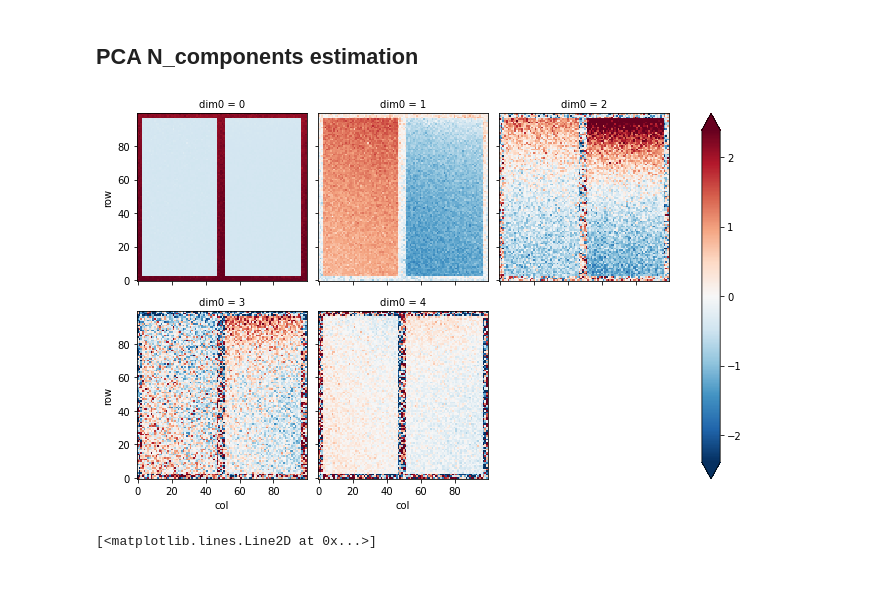
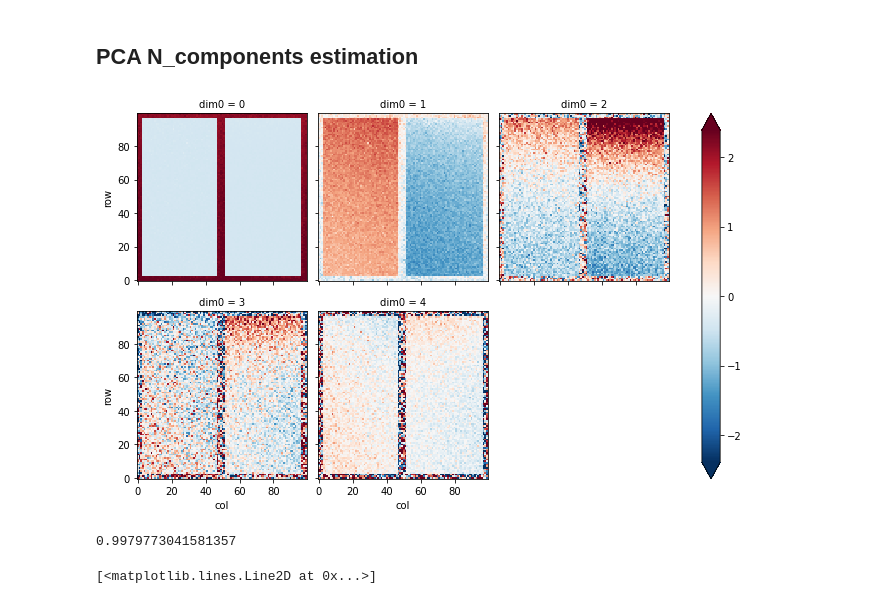
Before and after one commit to joe-fennell/spatial-scaling-challenge, a Jupyter notebook: 1_Empirical.ipynb, the cells around one changed output. Drawn from its saved outputs; the diff is of its cells as text; code cells hidden in the pictures.

```diff
--- a/1_Empirical.ipynb
+++ b/1_Empirical.ipynb
@@ -122,28 +125,32 @@ Text(0.5, 1.0, 'LAI')
 # %% [markdown]
 ## PCA N_components estimation
 # %%
-aerial_HSI_filtered = aerial_HSI['var_'].rolling({'bands':3}, center=True).mean().bfill('bands').ffill('bands')
+aerial_HSI_filtered = aerial_HSI['var_'].rolling({'bands':3}, center=True).median().bfill('bands').ffill('bands')
 # aerial_HSI_filtered = aerial_HSI_filtered.rolling({'row':5,'col':5}, center=True).mean().bfill('row').ffill('row').ffill('col').bfill('col')
 # aerial_HSI_filtered.isel(col=20,row=20).plot()
 # %%
 N_COMPONENTS = 5
 
 spectral_decomposer = Pipeline(
-    [('rescale', RobustScaler(unit_variance=True)),
+    [('rescale', RobustScaler(unit_variance=False)),
      ('pca', PCA(n_components=N_COMPONENTS))])
 
 PCs = to_xarray(spectral_decomposer.fit_transform(
     stack(aerial_HSI_filtered).T), (100, 100, -1))
 
 # scale each PC to 0 mean and var 1
 try:
     ((PCs - PCs.mean(['row','col'])) / PCs.std(['row','col'])
     ).plot(col='dim0', col_wrap=3, robust=True)
     # PCs.plot(col='dim0', col_wrap=3, robust=True)
 except:
     PCs.plot(robust=True)
 # %% [output]
-[figure, old version]
+[figure, new version]
+# %%
+spectral_decomposer['pca'].explained_variance_ratio_[0]
+# %% [output]
+0.9979773041581357
 # %%
 # ignore first component
 plt.plot(spectral_decomposer['pca'].explained_variance_ratio_[1:])
```
Also changed, not shown: parts of 4 cells of this notebook, 2 other files.
